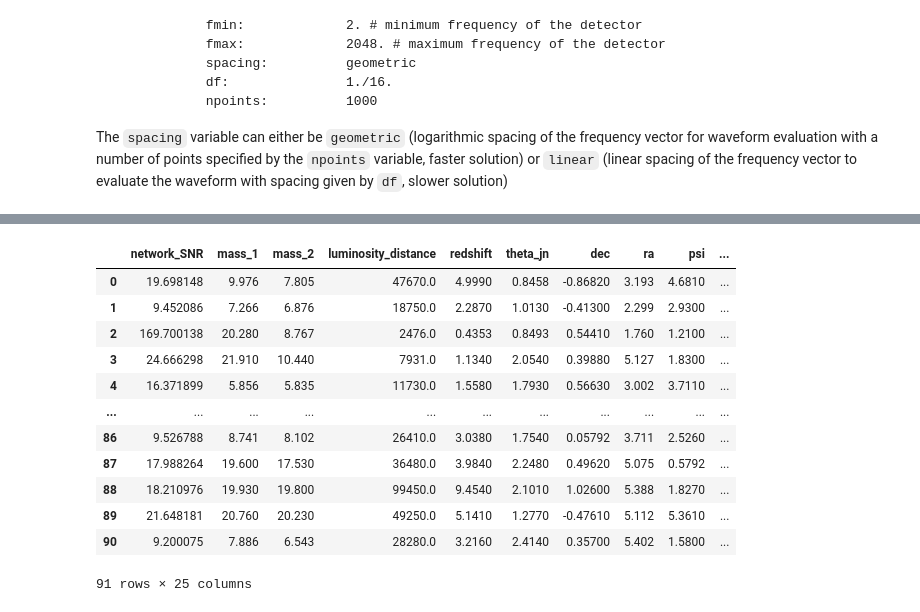
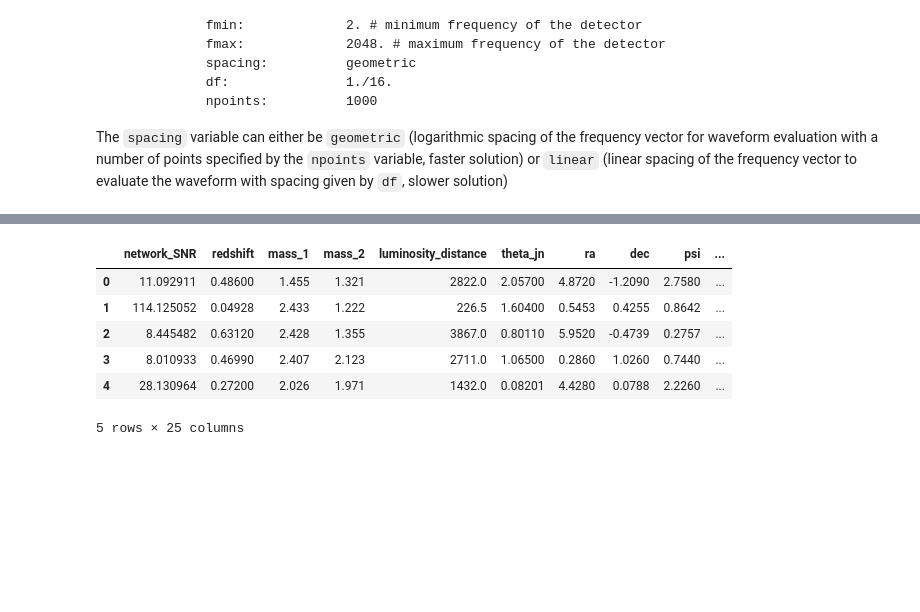
Before and after one commit to janosch314/GWFish, a Jupyter notebook: gwfish_tutorial.ipynb, the cells around one changed output, grey strips where cells are left out. Cells and saved outputs as stored; diff of their text form; code cells hidden in the pictures; blank space fills up the shorter version.

```diff
--- a/gwfish_tutorial.ipynb
+++ b/gwfish_tutorial.ipynb
@@ -443,20 +523,14 @@ gw.fishermatrix.analyze_and_save_to_txt(network = network_pop,
                                         save_path = data_folder_pop,
                                         save_matrices = False)
 # %%
-pop_errors = pd.read_csv(data_folder_pop + '/' + 'Errors_ET_BBH_SNR8.txt', delimiter = ' ')
-pop_errors
+pop_errors = pd.read_csv(data_folder_pop + '/' + 'Errors_ET_BNS_POP_SNR8.txt', delimiter = ' ')
+pop_errors.head(5)
 # %% [output]
-|  | network_SNR | mass_1 | mass_2 | luminosity_distance | redshift | theta_jn | dec | ra | psi | ... |
-| 0 | 19.698148 | 9.976 | 7.805 | 47670.0 | 4.9990 | 0.8458 | -0.86820 | 3.193 | 4.6810 | ... |
-| 1 | 9.452086 | 7.266 | 6.876 | 18750.0 | 2.2870 | 1.0130 | -0.41300 | 2.299 | 2.9300 | ... |
-| 2 | 169.700138 | 20.280 | 8.767 | 2476.0 | 0.4353 | 0.8493 | 0.54410 | 1.760 | 1.2100 | ... |
-| 3 | 24.666298 | 21.910 | 10.440 | 7931.0 | 1.1340 | 2.0540 | 0.39880 | 5.127 | 1.8300 | ... |
-| 4 | 16.371899 | 5.856 | 5.835 | 11730.0 | 1.5580 | 1.7930 | 0.56630 | 3.002 | 3.7110 | ... |
-| ... | ... | ... | ... | ... | ... | ... | ... | ... | ... | ... |
-| 86 | 9.526788 | 8.741 | 8.102 | 26410.0 | 3.0380 | 1.7540 | 0.05792 | 3.711 | 2.5260 | ... |
-| 87 | 17.988264 | 19.600 | 17.530 | 36480.0 | 3.9840 | 2.2480 | 0.49620 | 5.075 | 0.5792 | ... |
-| 88 | 18.210976 | 19.930 | 19.800 | 99450.0 | 9.4540 | 2.1010 | 1.02600 | 5.388 | 1.8270 | ... |
-| 89 | 21.648181 | 20.760 | 20.230 | 49250.0 | 5.1410 | 1.2770 | -0.47610 | 5.112 | 5.3610 | ... |
-| 90 | 9.200075 | 7.886 | 6.543 | 28280.0 | 3.2160 | 2.4140 | 0.35700 | 5.402 | 1.5800 | ... |
+|  | network_SNR | redshift | mass_1 | mass_2 | luminosity_distance | theta_jn | ra | dec | psi | ... |
+| 0 | 11.092911 | 0.48600 | 1.455 | 1.321 | 2822.0 | 2.05700 | 4.8720 | -1.2090 | 2.7580 | ... |
+| 1 | 114.125052 | 0.04928 | 2.433 | 1.222 | 226.5 | 1.60400 | 0.5453 | 0.4255 | 0.8642 | ... |
+| 2 | 8.445482 | 0.63120 | 2.428 | 1.355 | 3867.0 | 0.80110 | 5.9520 | -0.4739 | 0.2757 | ... |
+| 3 | 8.010933 | 0.46990 | 2.407 | 2.123 | 2711.0 | 1.06500 | 0.2860 | 1.0260 | 0.7440 | ... |
+| 4 | 28.130964 | 0.27200 | 2.026 | 1.971 | 1432.0 | 0.08201 | 4.4280 | 0.0788 | 2.2260 | ... |
-91 rows × 25 columns
+5 rows × 25 columns
 # %%
```
Also changed, not shown: parts of 77 cells of this notebook, 1 other file.
